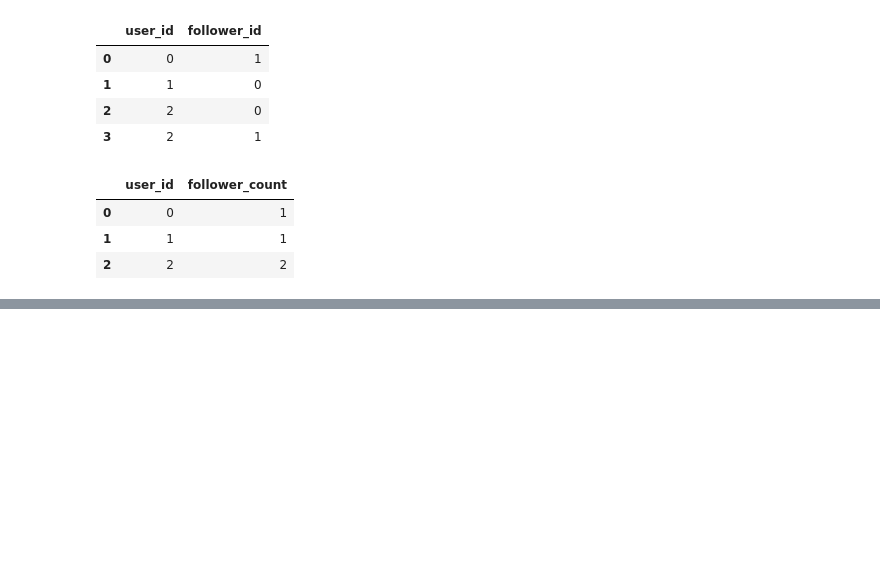
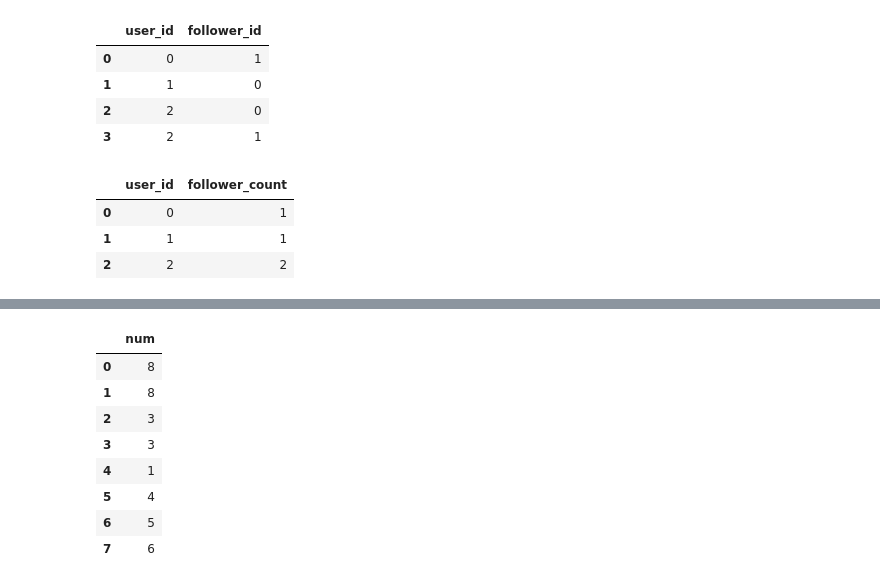
Before and after one commit to Swap-20/Leetcode-Pandas, a Jupyter notebook: Leetcode_Pandas.ipynb, the cells around one changed output, grey strips where cells are left out. Cells and saved outputs as stored; diff of their text form; code cells hidden in the pictures; blank space fills up the shorter version.

```diff
--- a/Leetcode_Pandas.ipynb
+++ b/Leetcode_Pandas.ipynb
@@ -2516,0 +2523,15 @@ new
+# %%
+data = [[8], [8], [3], [3], [1], [4], [5], [6]]
+my_numbers = pd.DataFrame(data, columns=['num']).astype({'num':'Int64'})
+df = pd.DataFrame(my_numbers)
+df
+# %% [output]
+|  | num |
+| 0 | 8 |
+| 1 | 8 |
+| 2 | 3 |
+| 3 | 3 |
+| 4 | 1 |
+| 5 | 4 |
+| 6 | 5 |
+| 7 | 6 |
```
Also changed, not shown: parts of 4 cells of this notebook.
